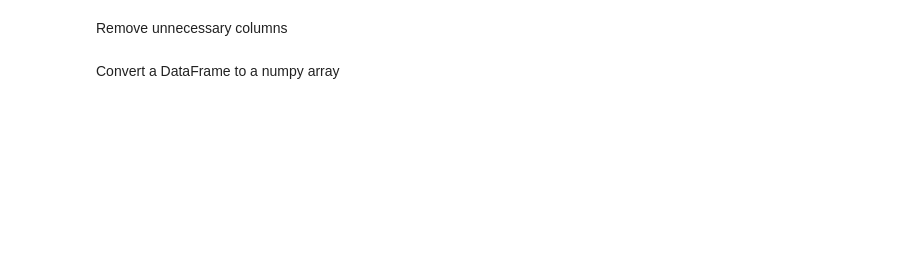
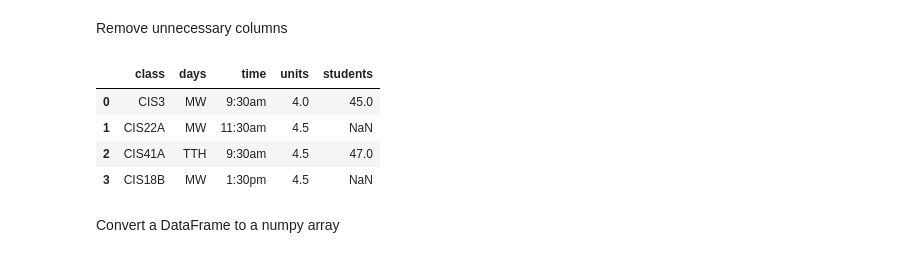
Before and after one commit to Pratyush-Shanbhag/Introduction_To_Data_Science, a Jupyter notebook: Exercise_3/3-Pandas.ipynb, the cells around one changed output. Cells and saved outputs as stored; diff of their text form; code cells hidden in the pictures; blank space fills up the shorter version.

```diff
--- a/Exercise_3/3-Pandas.ipynb
+++ b/Exercise_3/3-Pandas.ipynb
@@ -1016,10 +1030,16 @@ Remove unnecessary columns
 # %%
 # 27. One of the columns doesn't really give us any info about the classes.    ** EC **
 # Which column is it?
 ## location
 # Write code to remove this column ?
-data.drop(columns=["location"])
+data.drop(columns=["location"], inplace=True)
 data
+# %% [output]
+|  | class | days | time | units | students |
+| 0 | CIS3 | MW | 9:30am | 4.0 | 45.0 |
+| 1 | CIS22A | MW | 11:30am | 4.5 | NaN |
+| 2 | CIS41A | TTH | 9:30am | 4.5 | 47.0 |
+| 3 | CIS18B | MW | 1:30pm | 4.5 | NaN |
 # %% [markdown]
 Convert a DataFrame to a numpy array
 # %%
```
Also changed, not shown: parts of 4 cells of this notebook.
